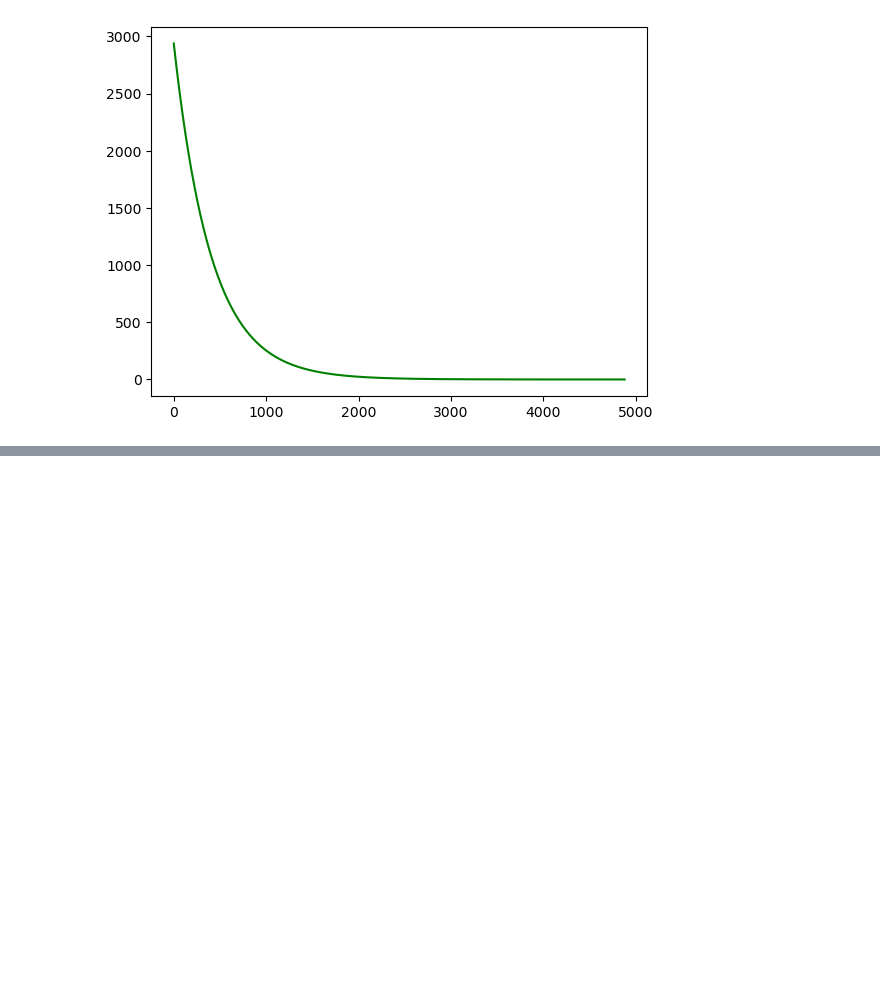
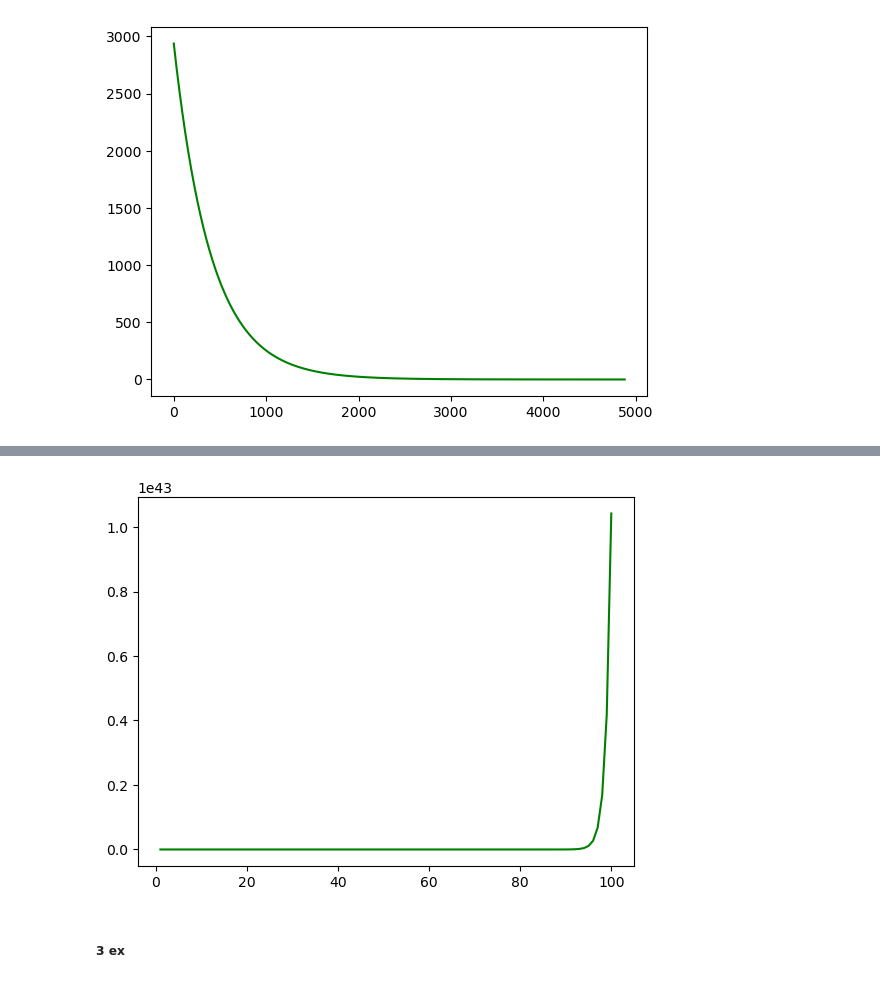
Before and after one commit to Slofya/mlkurs, a Jupyter notebook: ml11.ipynb, the cells around one changed output, grey strips where cells are left out. Saved outputs shown, nothing was run; the diff lists cells and outputs as text; code cells hidden in the pictures; blank space fills up the shorter version.

```diff
--- a/ml11.ipynb
+++ b/ml11.ipynb
@@ -241,0 +340,8 @@ plt.show()
+# %%
+plt.figure()
+plt.plot(steps, errors, 'g')
+plt.show()
+# %% [output]
+[figure, added]
+# %% [markdown]
+##### 3 ex
```
Also changed, not shown: parts of 32 cells of this notebook.
